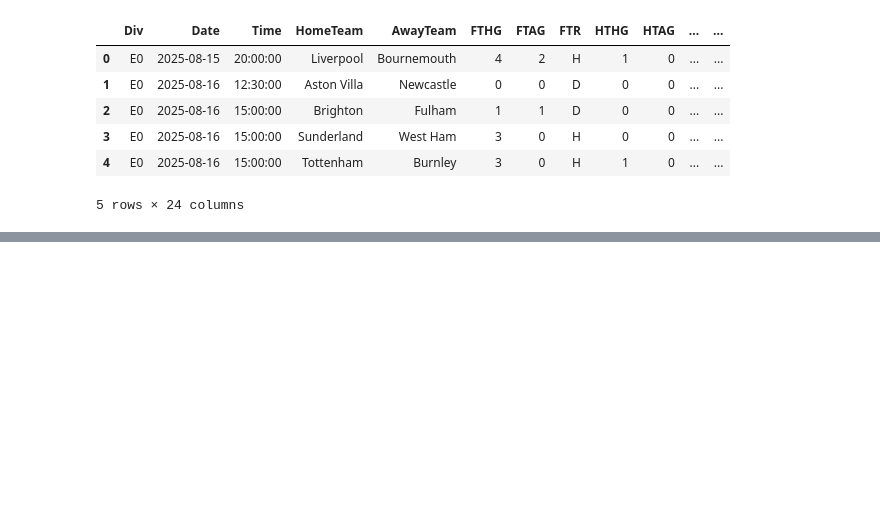
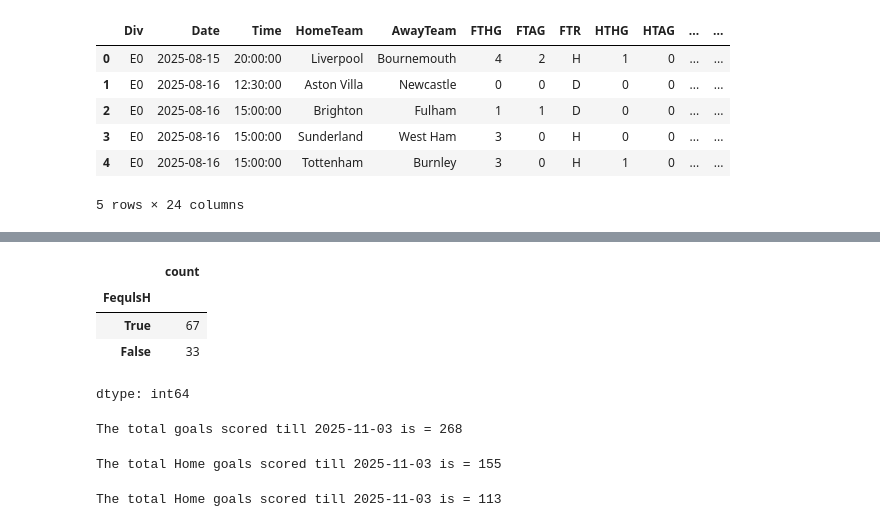
Before and after one commit to programmerNoobMaster/Football-Match-Pred, a Jupyter notebook: main.ipynb, the cells around one changed output, grey strips where cells are left out. Saved outputs shown, nothing was run; the diff lists cells and outputs as text; code cells hidden in the pictures; blank space fills up the shorter version.

```diff
--- a/main.ipynb
+++ b/main.ipynb
@@ -21,3 +63,25 @@ dfn.head()
+# %%
+dfn.loc[:, 'FequlsH'] =dfn['FTR'] == dfn['HTR']
+# %%
+dfn.FequlsH.value_counts()
+# %% [output]
+|  | count |
+| FequlsH |  |
+| True | 67 |
+| False | 33 |
+dtype: int64
+# %%
+print(f'The total goals scored till {dfn.Date.iloc[-1].strftime("%Y-%m-%d")} is = {dfn.FTHG.sum() + dfn.FTAG.sum()}')
+# %% [output]
+The total goals scored till 2025-11-03 is = 268
+# %%
+print(f'The total Home goals scored till {dfn.Date.iloc[-1].strftime("%Y-%m-%d")} is = {dfn.FTHG.sum()}')
+# %% [output]
+The total Home goals scored till 2025-11-03 is = 155
+# %%
+print(f'The total Home goals scored till {dfn.Date.iloc[-1].strftime("%Y-%m-%d")} is = {dfn.FTAG.sum()}')
+# %% [output]
+The total Home goals scored till 2025-11-03 is = 113
 # %%
 #import requests
 
```
Also changed, not shown: parts of 4 cells of this notebook.
